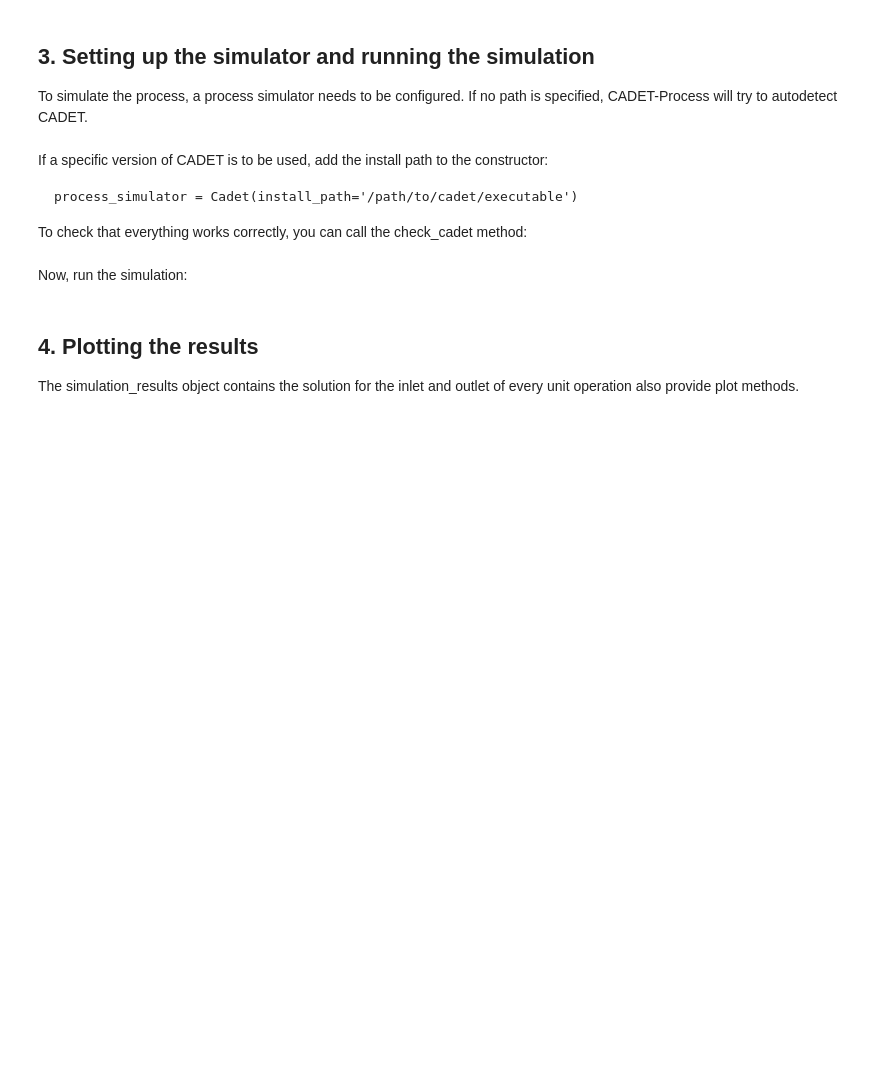
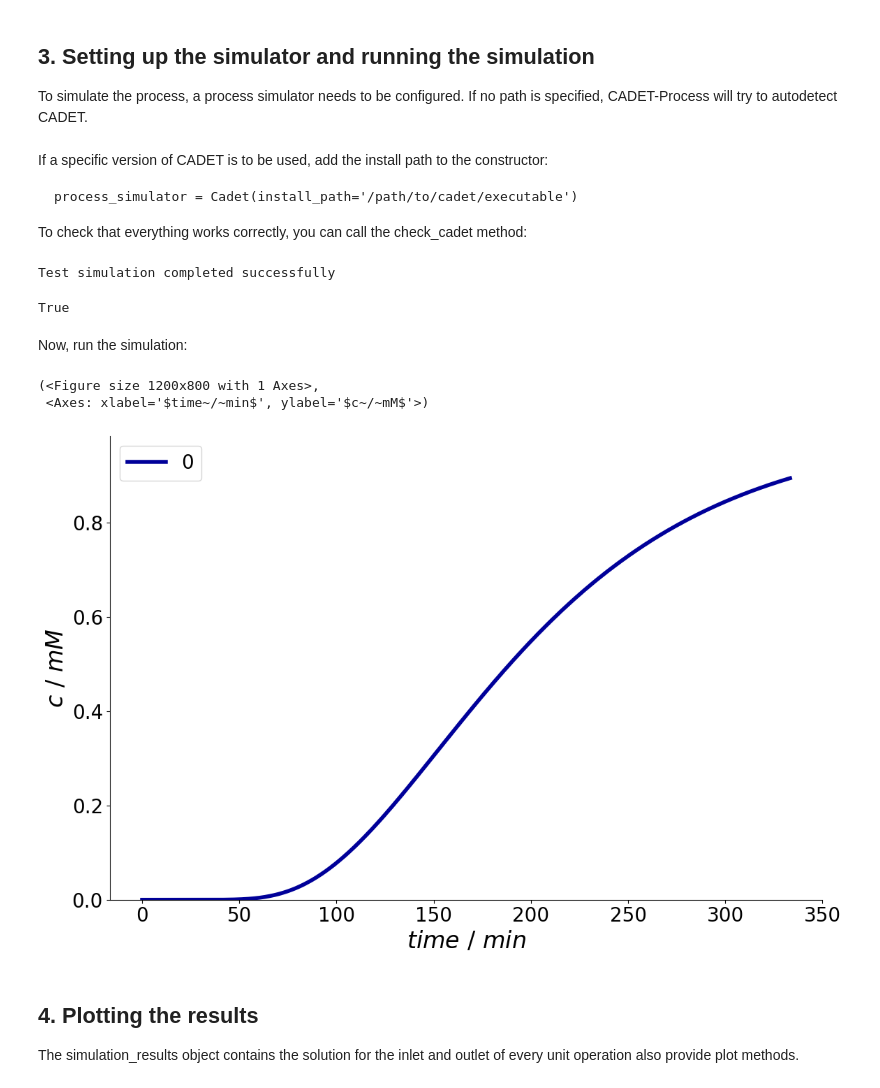
Before and after one commit to cadet/CADET-Workshop, a Jupyter notebook: 02 CADET Fundamentals/02.1 first example/02.1.1_breakthrough.ipynb, the cells around one changed output. Cells and saved outputs as stored; diff of their text form; code cells hidden in the pictures; blank space fills up the shorter version.

````diff
--- a/02 CADET Fundamentals/02.1 first example/02.1.1_breakthrough.ipynb
+++ b/02 CADET Fundamentals/02.1 first example/02.1.1_breakthrough.ipynb
@@ -86,15 +115,35 @@ Assume the following parameters:
 The `FlowSheet` stores the connectivity between different unit operations.
 
 For more information, see also [here](https://cadet-process.readthedocs.io/en/latest/reference/process_model/flow_sheet.html).
+# %%
+from CADETProcess.processModel import FlowSheet
+
+flow_sheet = FlowSheet(component_system, "flow_sheet")
+
+flow_sheet.add_unit(inlet)
+flow_sheet.add_unit(outlet)
+flow_sheet.add_unit(column)
+
+flow_sheet.add_connection(inlet, column)
+flow_sheet.add_connection(column, outlet)
 # %% [markdown]
 ## The Process
 
 The Process class handles all time-dependent configurations. In this case, we just need to set the simulation time to 2000 seconds.
+# %%
+from CADETProcess.processModel import Process
+process = Process(flow_sheet, "process")
+process.cycle_time = 20000
 # %% [markdown]
 ## 3. Setting up the simulator and running the simulation
 
 To simulate the process, a process simulator needs to be configured.
 If no path is specified, CADET-Process will try to autodetect CADET.
+# %%
+from CADETProcess.simulator import Cadet
+
+simulator = Cadet()
+# simulator = Cadet("/opt/conda/envs/CADET/bin/cadet-cli")
 # %% [markdown]
 If a specific version of CADET is to be used, add the install path to the constructor:
 
@@ -103,8 +152,21 @@ process_simulator = Cadet(install_path='/path/to/cadet/executable')
 ```
 
 To check that everything works correctly, you can call the check_cadet method:
+# %%
+simulator.check_cadet()
+# %% [output]
+Test simulation completed successfully
+True
 # %% [markdown]
 Now, run the simulation:
+# %%
+simulation_results = simulator.simulate(process)
+# %%
+simulation_results.solution.outlet.outlet.plot()
+# %% [output]
+(<Figure size 1200x800 with 1 Axes>,
+ <Axes: xlabel='$time~/~min$', ylabel='$c~/~mM$'>)
+[figure, added]
 # %% [markdown]
 ## 4. Plotting the results
 
````
Also changed, not shown: parts of 9 cells of this notebook, 10 other files.
